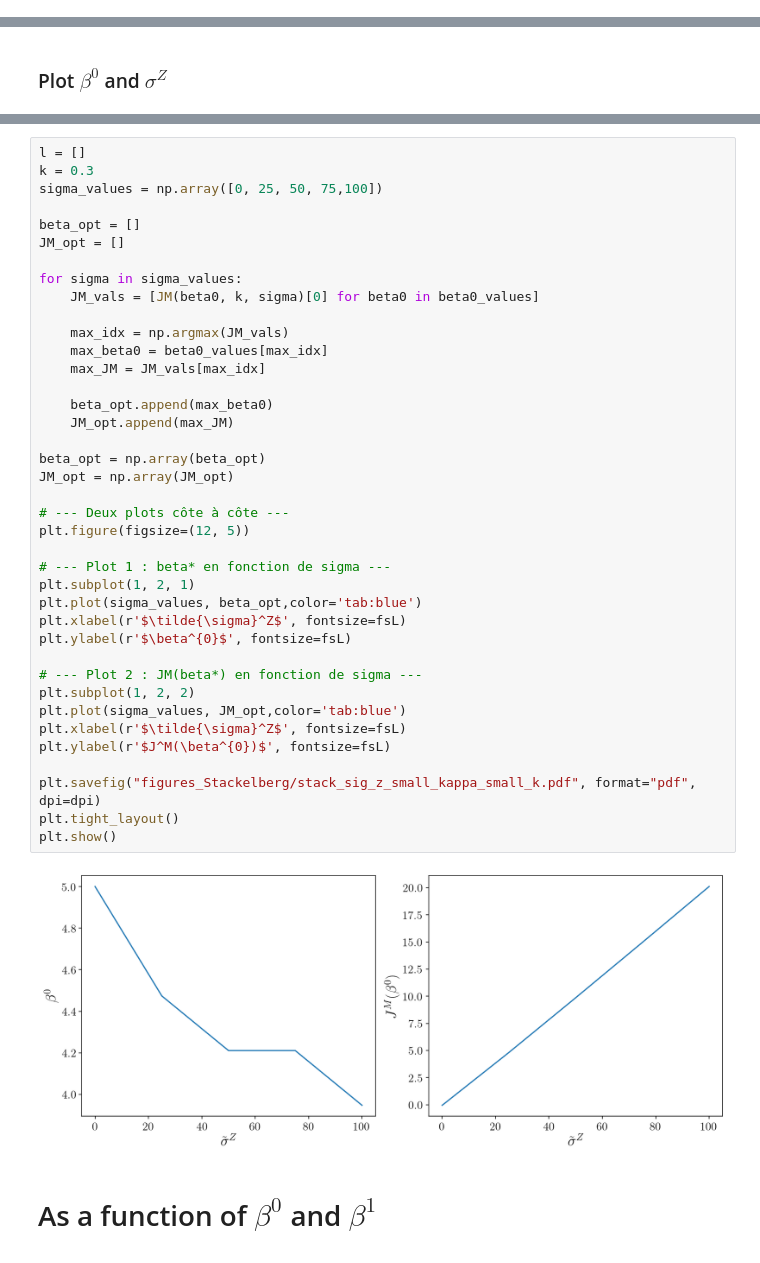
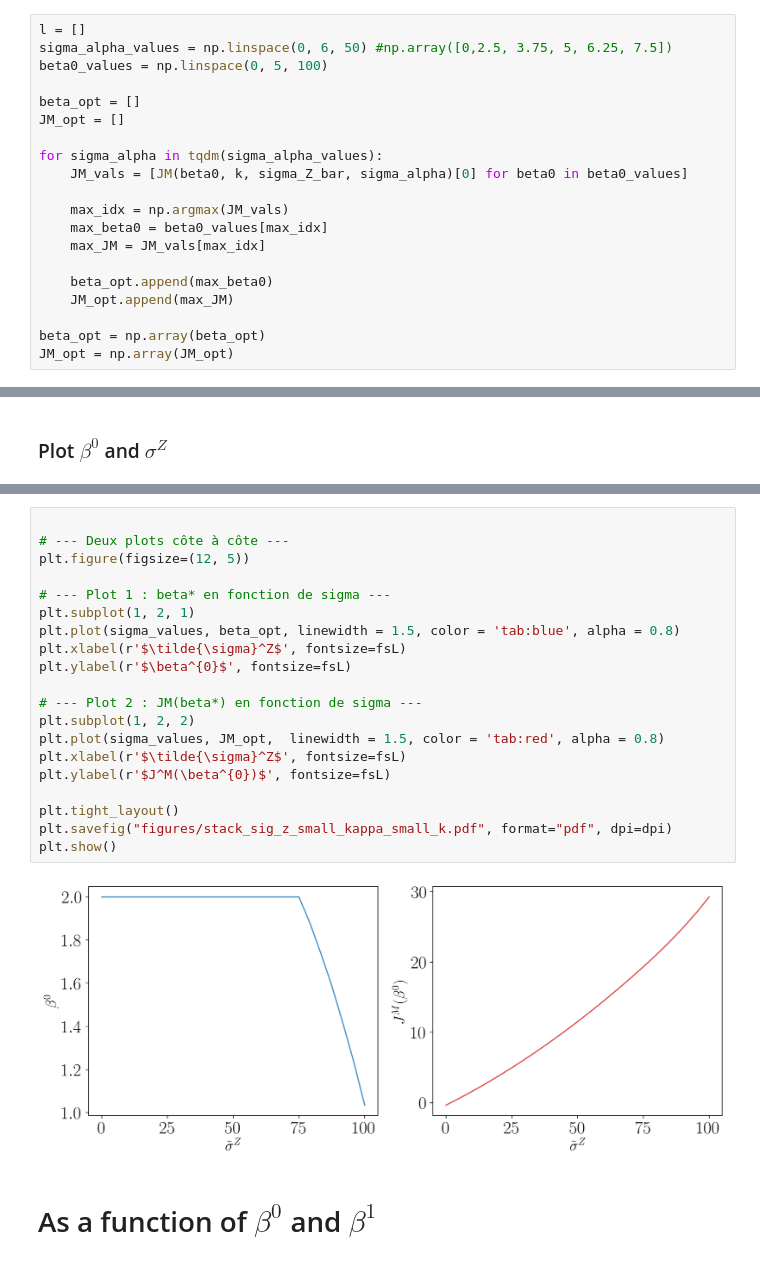
Before and after one commit to AdrienMathieu-eng/Nash-Equilibrium-, a Jupyter notebook: non_linear_BSDE_v2.ipynb, the cells around one changed output, grey strips where cells are left out. Cells and saved outputs as stored; diff of their text form.

```diff
--- a/non_linear_BSDE_v2.ipynb
+++ b/non_linear_BSDE_v2.ipynb
@@ -1705 +1829,21 @@ plt.show()
+# %%
+l = []
+sigma_alpha_values = np.linspace(0, 6, 50) #np.array([0,2.5, 3.75, 5, 6.25, 7.5])
+beta0_values = np.linspace(0, 5, 100)
+
+beta_opt = []
+JM_opt = []
+
+for sigma_alpha in tqdm(sigma_alpha_values):
+    JM_vals = [JM(beta0, k, sigma_Z_bar, sigma_alpha)[0] for beta0 in beta0_values]
+
+    max_idx = np.argmax(JM_vals)
+    max_beta0 = beta0_values[max_idx]
+    max_JM = JM_vals[max_idx]
+
+    beta_opt.append(max_beta0)
+    JM_opt.append(max_JM)
+
+beta_opt = np.array(beta_opt)
+JM_opt = np.array(JM_opt)
 # %%
@@ -1756,44 +1983,25 @@ print(JM_opt)
 # %%
-l = []
-k = 0.3
-sigma_values = np.array([0, 25, 50, 75,100])
-
-beta_opt = []
-JM_opt = []
-
-for sigma in sigma_values:
-    JM_vals = [JM(beta0, k, sigma)[0] for beta0 in beta0_values]
-
-    max_idx = np.argmax(JM_vals)
-    max_beta0 = beta0_values[max_idx]
-    max_JM = JM_vals[max_idx]
-
-    beta_opt.append(max_beta0)
-    JM_opt.append(max_JM)
-
-beta_opt = np.array(beta_opt)
-JM_opt = np.array(JM_opt)
 
 # --- Deux plots côte à côte ---
 plt.figure(figsize=(12, 5))
 
 # --- Plot 1 : beta* en fonction de sigma ---
 plt.subplot(1, 2, 1)
-plt.plot(sigma_values, beta_opt,color='tab:blue')
+plt.plot(sigma_values, beta_opt, linewidth = 1.5, color = 'tab:blue', alpha = 0.8)
 plt.xlabel(r'$\tilde{\sigma}^Z$', fontsize=fsL)
 plt.ylabel(r'$\beta^{0}$', fontsize=fsL)
 
 # --- Plot 2 : JM(beta*) en fonction de sigma ---
 plt.subplot(1, 2, 2)
-plt.plot(sigma_values, JM_opt,color='tab:blue')
+plt.plot(sigma_values, JM_opt,  linewidth = 1.5, color = 'tab:red', alpha = 0.8)
 plt.xlabel(r'$\tilde{\sigma}^Z$', fontsize=fsL)
 plt.ylabel(r'$J^M(\beta^{0})$', fontsize=fsL)
 
-plt.savefig("figures_Stackelberg/stack_sig_z_small_kappa_small_k.pdf", format="pdf", dpi=dpi)
 plt.tight_layout()
+plt.savefig("figures/stack_sig_z_small_kappa_small_k.pdf", format="pdf", dpi=dpi)
 plt.show()
 # %% [output]
-[figure, old version]
+[figure, new version]
 # %% [markdown]
 # As a function of $\beta^0$ and $\beta^1$
 # %%
```
Also changed, not shown: parts of 17 cells of this notebook.
